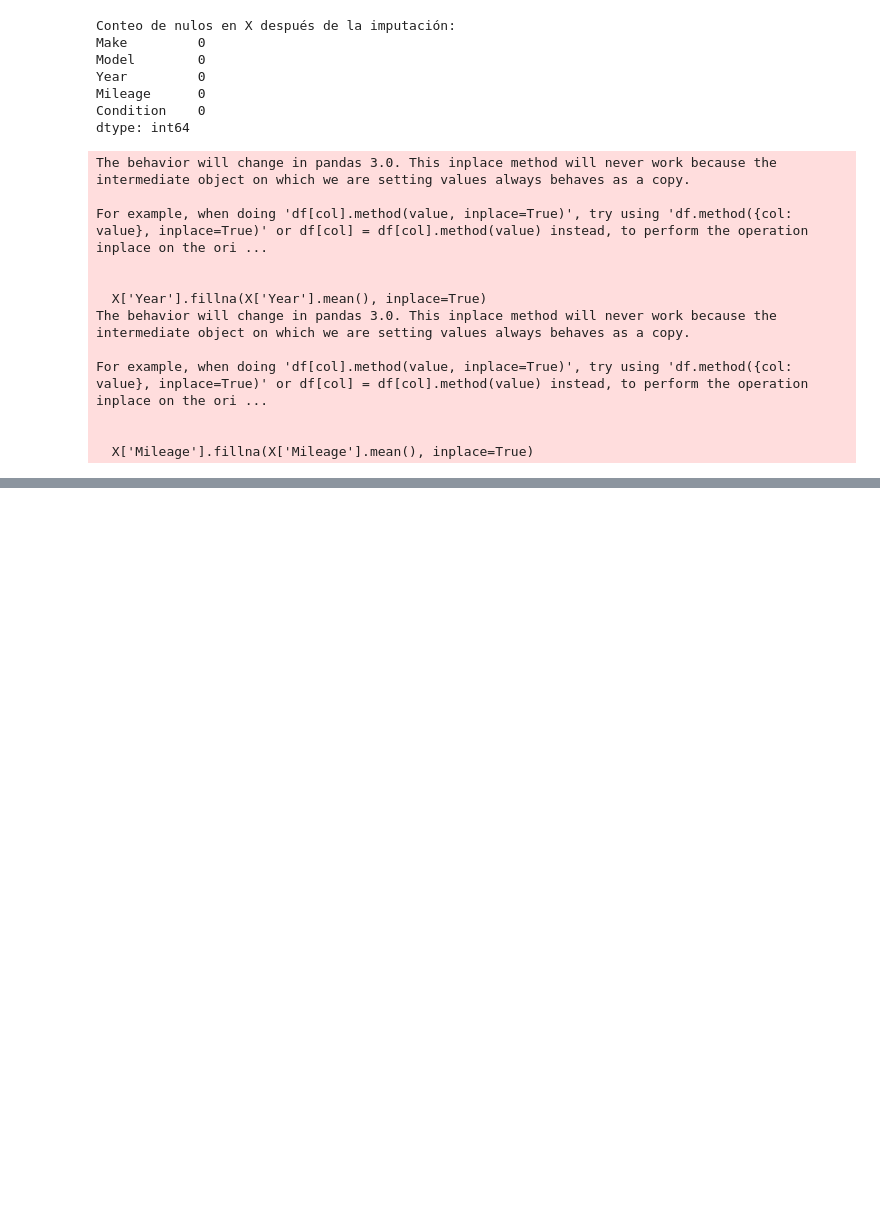
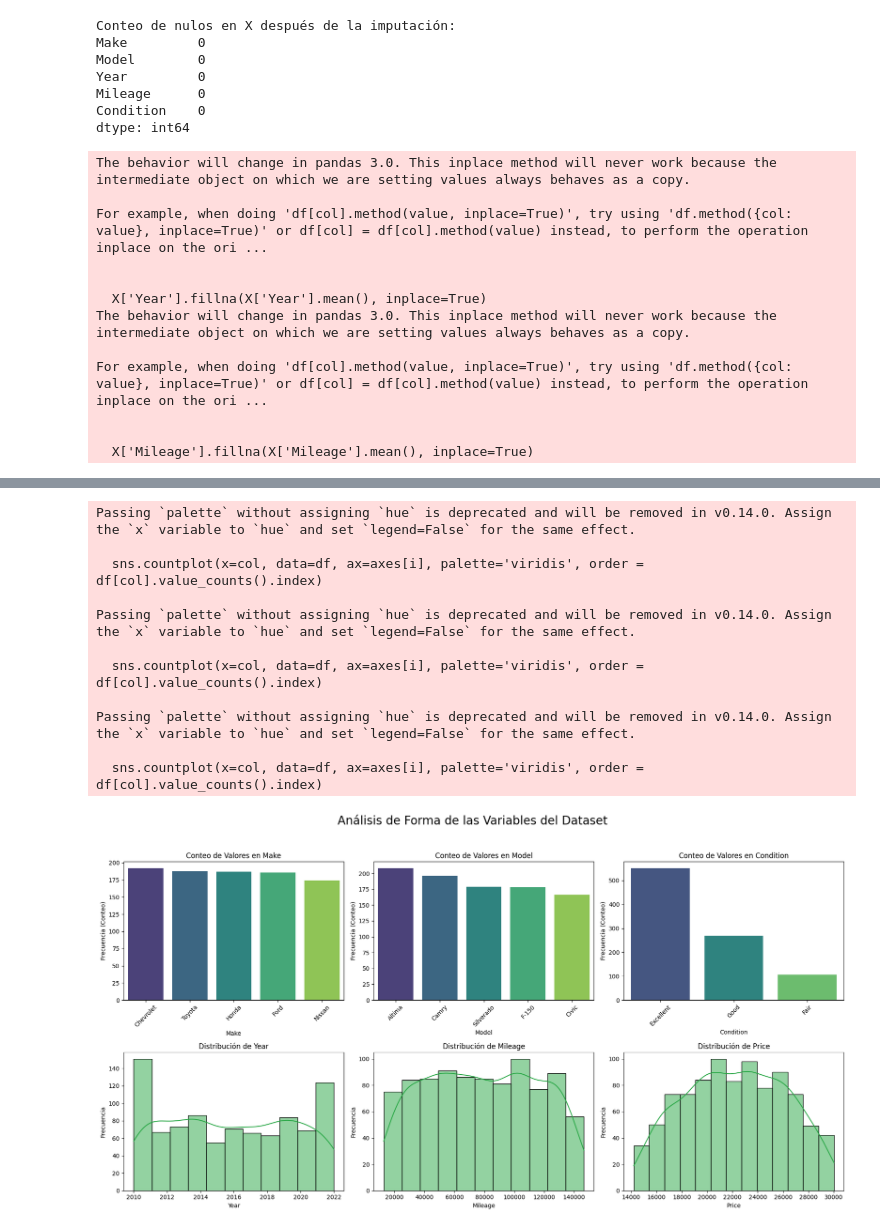
Before and after one commit to super-star-io/master-tasks, a Jupyter notebook: Estadistica Aplicada/Parcial01/tarea02/tarea_02.ipynb, the cells around one changed output, grey strips where cells are left out. Cells and saved outputs as stored; diff of their text form; code cells hidden in the pictures; blank space fills up the shorter version.

```diff
--- a/Estadistica Aplicada/Parcial01/tarea02/tarea_02.ipynb
+++ b/Estadistica Aplicada/Parcial01/tarea02/tarea_02.ipynb
@@ -126,0 +178,44 @@ DataFrame con Label Encoding:
+# %%
+# 3. Identificar automáticamente las columnas categóricas y numéricas
+categorical_cols = df.select_dtypes(include=['object']).columns
+numerical_cols = df.select_dtypes(include=['number']).columns
+
+# 4. Crear la figura y los subplots (2 filas, 3 columnas para las 6 variables)
+fig, axes = plt.subplots(nrows=2, ncols=3, figsize=(18, 10))
+fig.suptitle('Análisis de Forma de las Variables del Dataset', fontsize=20)
+
+# Aplanar el array de ejes para iterar fácilmente
+axes = axes.flatten()
+
+# 5. Generar gráficos de conteo para variables categóricas
+for i, col in enumerate(categorical_cols):
+    sns.countplot(x=col, data=df, ax=axes[i], palette='viridis', order = df[col].value_counts().index)
+    axes[i].set_title(f'Conteo de Valores en {col}')
+    axes[i].set_ylabel('Frecuencia (Conteo)')
+    axes[i].tick_params(axis='x', rotation=45)
+
+# 6. Generar histogramas para variables numéricas
+# El índice del subplot continúa donde terminó el bucle anterior
+start_index = len(categorical_cols)
+for i, col in enumerate(numerical_cols):
+    sns.histplot(df[col], kde=True, ax=axes[start_index + i], color='#28A745')
+    axes[start_index + i].set_title(f'Distribución de {col}')
+    axes[start_index + i].set_ylabel('Frecuencia')
+
+
+# 7. Ajustar el diseño y mostrar
+plt.tight_layout(rect=[0, 0.03, 1, 0.95])
+plt.show()
+# %% [output]
+Passing `palette` without assigning `hue` is deprecated and will be removed in v0.14.0. Assign the `x` variable to `hue` and set `legend=False` for the same effect.
+
+  sns.countplot(x=col, data=df, ax=axes[i], palette='viridis', order = df[col].value_counts().index)
+
+Passing `palette` without assigning `hue` is deprecated and will be removed in v0.14.0. Assign the `x` variable to `hue` and set `legend=False` for the same effect.
+
+  sns.countplot(x=col, data=df, ax=axes[i], palette='viridis', order = df[col].value_counts().index)
+
+Passing `palette` without assigning `hue` is deprecated and will be removed in v0.14.0. Assign the `x` variable to `hue` and set `legend=False` for the same effect.
+
+  sns.countplot(x=col, data=df, ax=axes[i], palette='viridis', order = df[col].value_counts().index)
+[figure, added]
```
Also changed, not shown: parts of 9 cells of this notebook.
